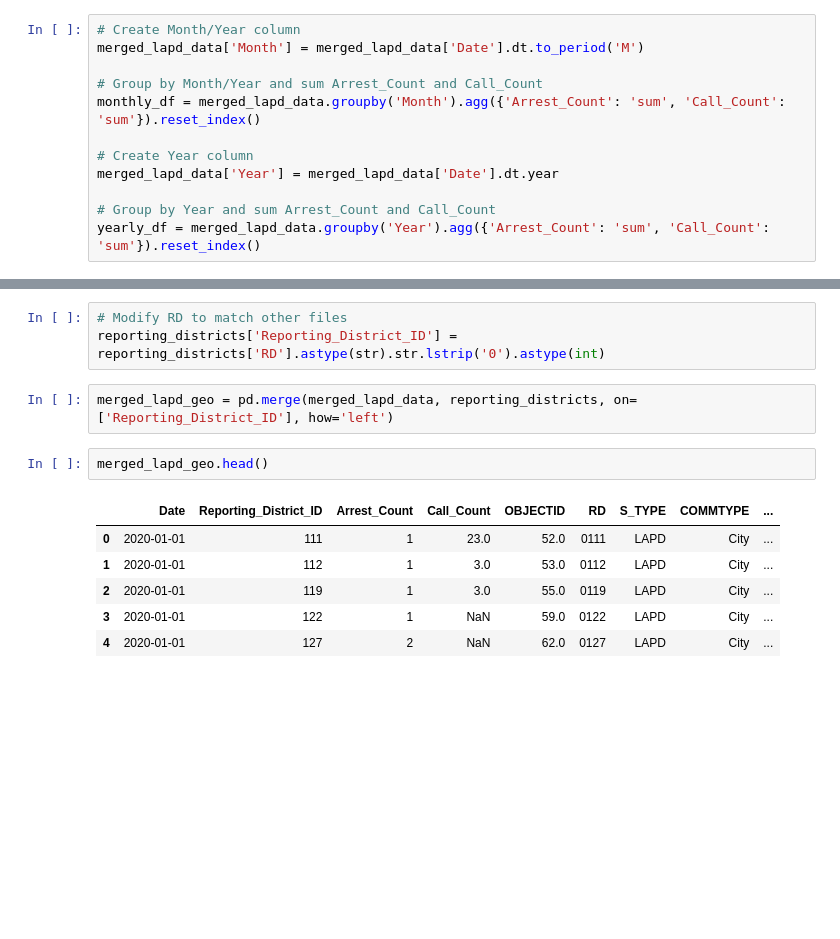
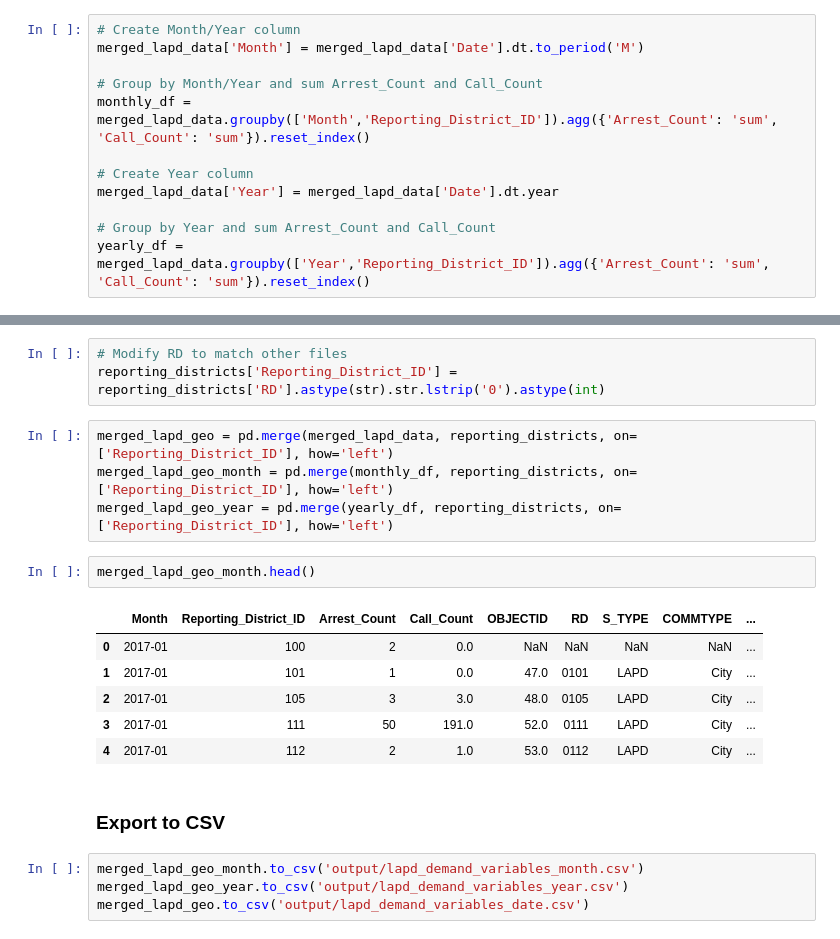
Before and after one commit to EverydayRespect/spatial-data-merge, a Jupyter notebook: spatial_merge.ipynb, the cells around one changed output, grey strips where cells are left out. Drawn from its saved outputs; the diff is of its cells as text; blank space fills up the shorter version.

Commit message:
Merge with reporting district

```diff
--- a/spatial_merge.ipynb
+++ b/spatial_merge.ipynb
@@ -429,10 +429,10 @@ merged_lapd_data.sort_values(by=["Date","Reporting_District_ID"])
 merged_lapd_data['Month'] = merged_lapd_data['Date'].dt.to_period('M')
 
 # Group by Month/Year and sum Arrest_Count and Call_Count
-monthly_df = merged_lapd_data.groupby('Month').agg({'Arrest_Count': 'sum', 'Call_Count': 'sum'}).reset_index()
+monthly_df = merged_lapd_data.groupby(['Month','Reporting_District_ID']).agg({'Arrest_Count': 'sum', 'Call_Count': 'sum'}).reset_index()
 
 # Create Year column
 merged_lapd_data['Year'] = merged_lapd_data['Date'].dt.year
 
 # Group by Year and sum Arrest_Count and Call_Count
-yearly_df = merged_lapd_data.groupby('Year').agg({'Arrest_Count': 'sum', 'Call_Count': 'sum'}).reset_index()
+yearly_df = merged_lapd_data.groupby(['Year','Reporting_District_ID']).agg({'Arrest_Count': 'sum', 'Call_Count': 'sum'}).reset_index()
@@ -449,12 +443,20 @@ monthly_df.to_csv('output/lapd_demand_variables_month.csv')
 reporting_districts['Reporting_District_ID'] = reporting_districts['RD'].astype(str).str.lstrip('0').astype(int)
 # %%
 merged_lapd_geo = pd.merge(merged_lapd_data, reporting_districts, on=['Reporting_District_ID'], how='left')
+merged_lapd_geo_month = pd.merge(monthly_df, reporting_districts, on=['Reporting_District_ID'], how='left')
+merged_lapd_geo_year = pd.merge(yearly_df, reporting_districts, on=['Reporting_District_ID'], how='left')
 # %%
-merged_lapd_geo.head()
+merged_lapd_geo_month.head()
 # %% [output]
-|  | Date | Reporting_District_ID | Arrest_Count | Call_Count | OBJECTID | RD | S_TYPE | COMMTYPE | ... |
-| 0 | 2020-01-01 | 111 | 1 | 23.0 | 52.0 | 0111 | LAPD | City | ... |
-| 1 | 2020-01-01 | 112 | 1 | 3.0 | 53.0 | 0112 | LAPD | City | ... |
-| 2 | 2020-01-01 | 119 | 1 | 3.0 | 55.0 | 0119 | LAPD | City | ... |
-| 3 | 2020-01-01 | 122 | 1 | NaN | 59.0 | 0122 | LAPD | City | ... |
-| 4 | 2020-01-01 | 127 | 2 | NaN | 62.0 | 0127 | LAPD | City | ... |
+|  | Month | Reporting_District_ID | Arrest_Count | Call_Count | OBJECTID | RD | S_TYPE | COMMTYPE | ... |
+| 0 | 2017-01 | 100 | 2 | 0.0 | NaN | NaN | NaN | NaN | ... |
+| 1 | 2017-01 | 101 | 1 | 0.0 | 47.0 | 0101 | LAPD | City | ... |
+| 2 | 2017-01 | 105 | 3 | 3.0 | 48.0 | 0105 | LAPD | City | ... |
+| 3 | 2017-01 | 111 | 50 | 191.0 | 52.0 | 0111 | LAPD | City | ... |
+| 4 | 2017-01 | 112 | 2 | 1.0 | 53.0 | 0112 | LAPD | City | ... |
+# %% [markdown]
+### Export to CSV
+# %%
+merged_lapd_geo_month.to_csv('output/lapd_demand_variables_month.csv')
+merged_lapd_geo_year.to_csv('output/lapd_demand_variables_year.csv')
+merged_lapd_geo.to_csv('output/lapd_demand_variables_date.csv')
```
Also changed, not shown: parts of 2 cells of this notebook.
